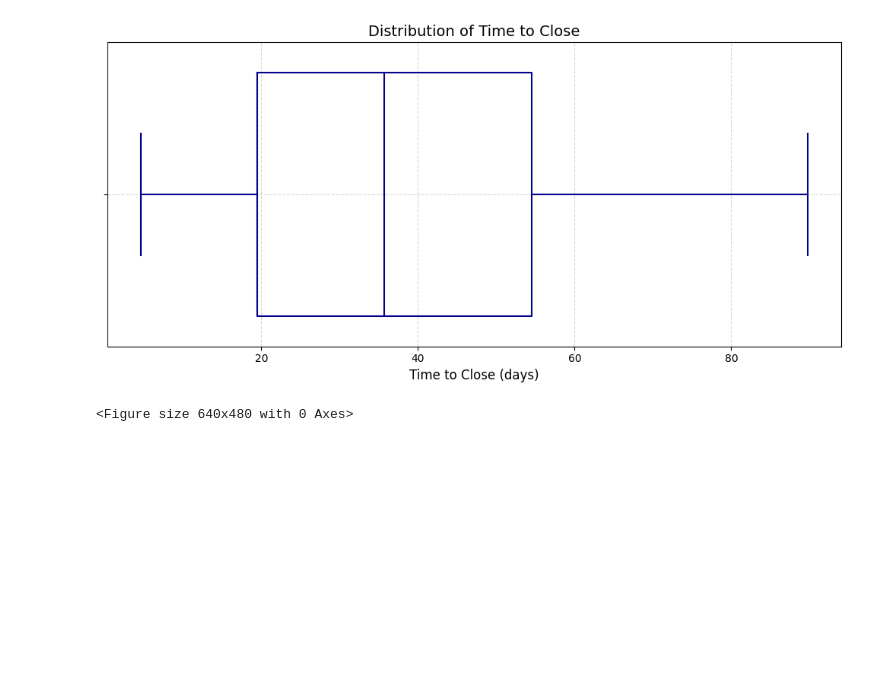
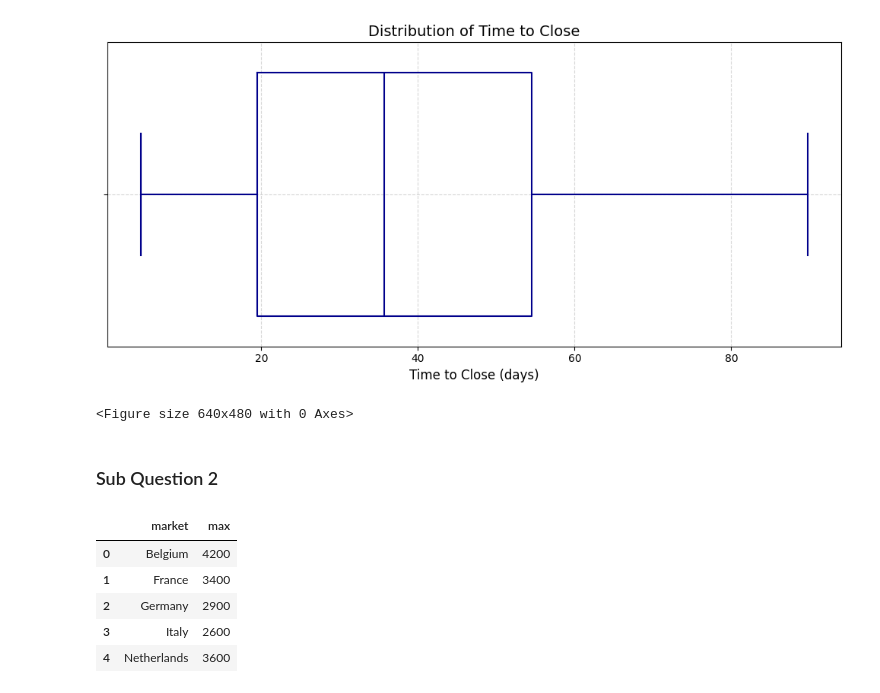
Before and after one commit to MadsAndersens/CABIChallenge, a Jupyter notebook: Visualizations.ipynb, the cells around one changed output. Drawn from its saved outputs; the diff is of its cells as text; code cells hidden in the pictures; blank space fills up the shorter version.

```diff
--- a/Visualizations.ipynb
+++ b/Visualizations.ipynb
@@ -46,3 +46,5 @@ plt.savefig("CloseTimeDist.png")
 # %% [output]
 [figure]
 <Figure size 640x480 with 0 Axes>
+# %% [markdown]
+### Sub Question 2
@@ -48,0 +54,9 @@ plt.savefig("CloseTimeDist.png")
+# %%
+df.head()
+# %% [output]
+|  | market | max |
+| 0 | Belgium | 4200 |
+| 1 | France | 3400 |
+| 2 | Germany | 2900 |
+| 3 | Italy | 2600 |
+| 4 | Netherlands | 3600 |
```
Also changed, not shown: parts of 2 cells of this notebook, 2 other files.
